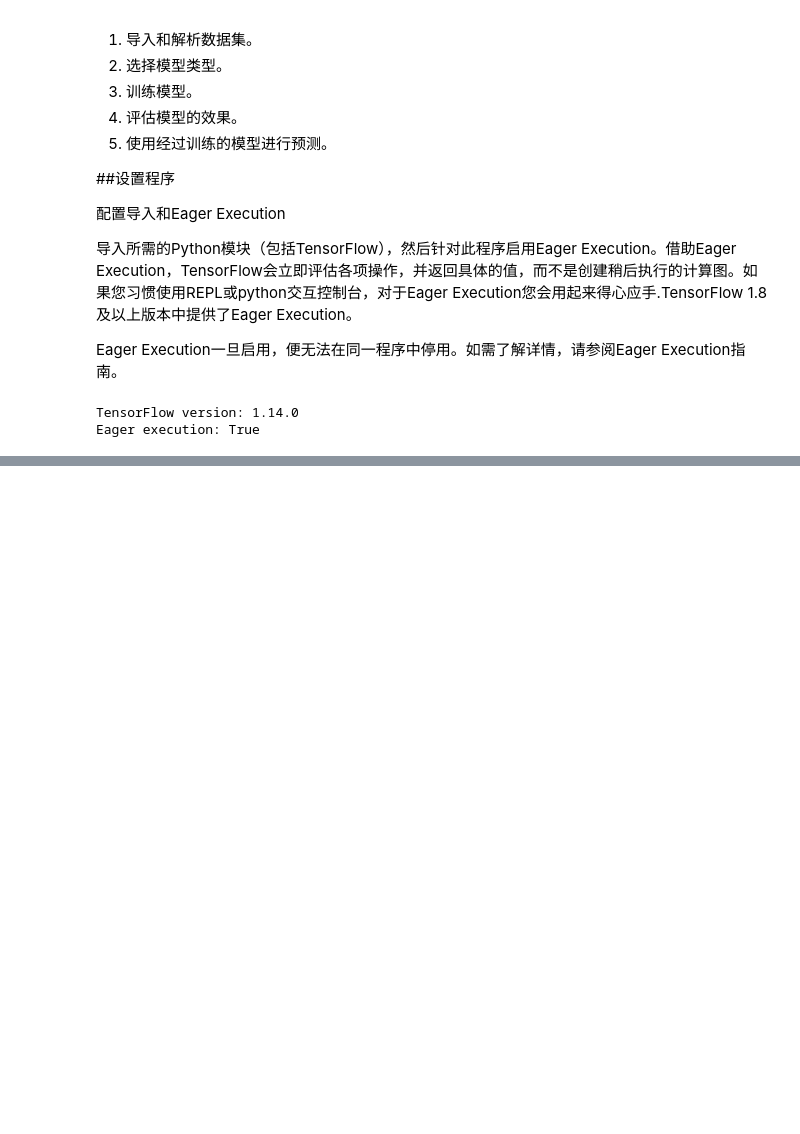
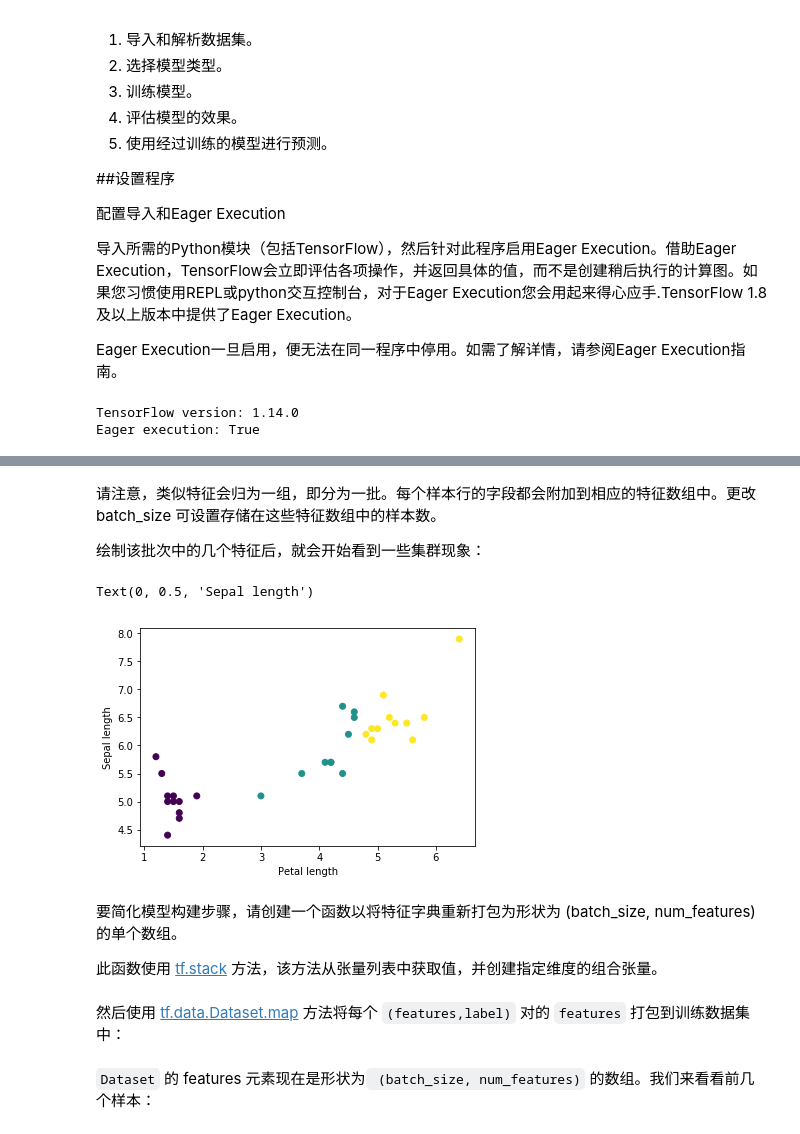
Before and after one commit to 515074431/tensorflow-study-notes, a Jupyter notebook: 自定义训练：演示2.ipynb, the cells around one changed output, grey strips where cells are left out. Saved outputs shown, nothing was run; the diff lists cells and outputs as text; code cells hidden in the pictures; blank space fills up the shorter version.

```diff
--- a/自定义训练：演示2.ipynb
+++ b/自定义训练：演示2.ipynb
@@ -43,0 +66,5 @@ Eager execution: True
+# %%
+train_dataset_url = "http://download.tensorflow.org/data/iris_training.csv"
+train_dataset_fp = tf.keras.utils.get_file(fname=os.path.basename(train_dataset_url),
+                                          origin=train_dataset_url)
+print("Local copy of the dataset file:{}".format(train_dataset_fp))
@@ -43,0 +96,9 @@ Eager execution: True
+# %%
+# column order in CSV file
+column_names = ['sepal_length','sepal_width','petal_length','petal_width','species']
+
+feature_names = column_names[:-1]
+label_name = column_names[-1]
+
+print("Features:{}".format(feature_names))
+print("Label:{}".format(label_name))
@@ -43,0 +123,8 @@ Eager execution: True
+# %%
+batch_size = 32
+
+train_dataset = tf.contrib.data.make_csv_dataset(train_dataset_fp,
+                                                batch_size,
+                                                column_names=column_names,
+                                                label_name=label_name,
+                                                num_epochs=1)
@@ -43,0 +143,4 @@ Eager execution: True
+# %%
+features,labels = next(iter(train_dataset))
+
+features
@@ -43,0 +168,19 @@ Eager execution: True
+# %% [markdown]
+请注意，类似特征会归为一组，即分为一批。每个样本行的字段都会附加到相应的特征数组中。更改 batch_size 可设置存储在这些特征数组中的样本数。
+
+绘制该批次中的几个特征后，就会开始看到一些集群现象：
+# %%
+plt.scatter(features['petal_length'],
+           features['sepal_length'],
+           c=labels,
+           cmap='viridis')
+
+plt.xlabel("Petal length")
+plt.ylabel("Sepal length")
+# %% [output]
+Text(0, 0.5, 'Sepal length')
+[figure, added]
+# %% [markdown]
+要简化模型构建步骤，请创建一个函数以将特征字典重新打包为形状为 (batch_size, num_features) 的单个数组。
+
+此函数使用 [tf.stack](https://www.tensorflow.org/api_docs/python/tf/stack) 方法，该方法从张量列表中获取值，并创建指定维度的组合张量。
@@ -43,0 +192,2 @@ Eager execution: True
+# %% [markdown]
+然后使用 [tf.data.Dataset.map](https://www.tensorflow.org/api_docs/python/tf/data/dataset/map) 方法将每个 `(features,label)` 对的 `features` 打包到训练数据集中：
@@ -43,0 +196,2 @@ Eager execution: True
+# %% [markdown]
+`Dataset` 的 features 元素现在是形状为` (batch_size, num_features)` 的数组。我们来看看前几个样本：
```
Also changed, not shown: parts of 44 cells of this notebook, 2 other files.
